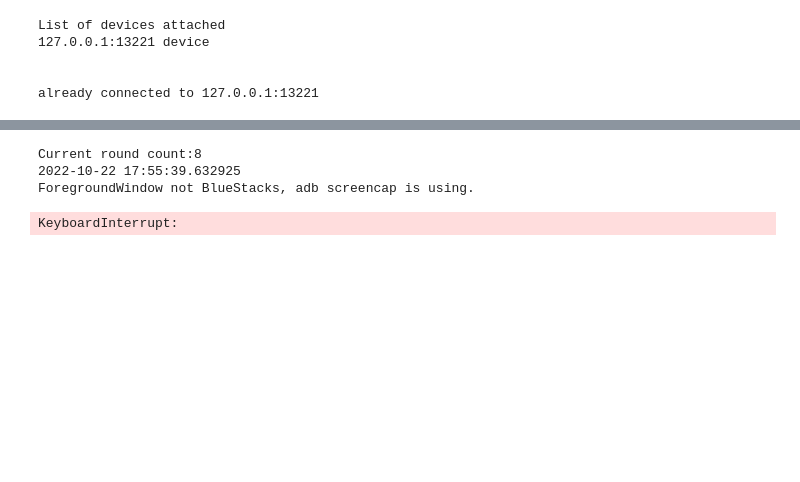
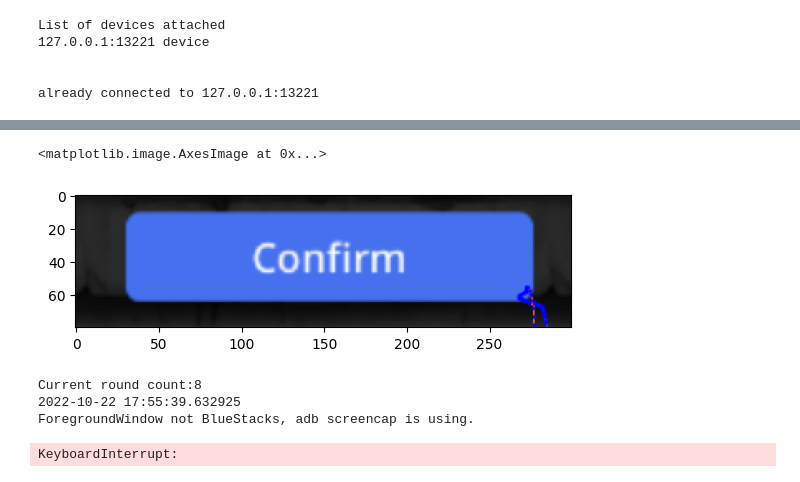
Before and after one commit to JohannesLiu/MaplestoryM-Assistant, a Jupyter notebook: notebook/agent.ipynb, the cells around one changed output, grey strips where cells are left out. Drawn from its saved outputs; the diff is of its cells as text; code cells hidden in the pictures; blank space fills up the shorter version.

```diff
--- a/notebook/agent.ipynb
+++ b/notebook/agent.ipynb
@@ -37,3 +38,8 @@ plt.imshow(im)
+# %%
+plt.imshow(im[380:460, 950:1250])
+# %% [output]
+<matplotlib.image.AxesImage at 0x...>
+[figure, added]
 # %%
 ||accept_button_pic = cv2.imread("./raw_data/US/Buttons/Accept_Button.png")
 claim_button_pic = cv2.imread("./raw_data/US/Buttons/ClaimReward_Button.png")
```
Also changed, not shown: parts of 3 cells of this notebook, 2 other files.
